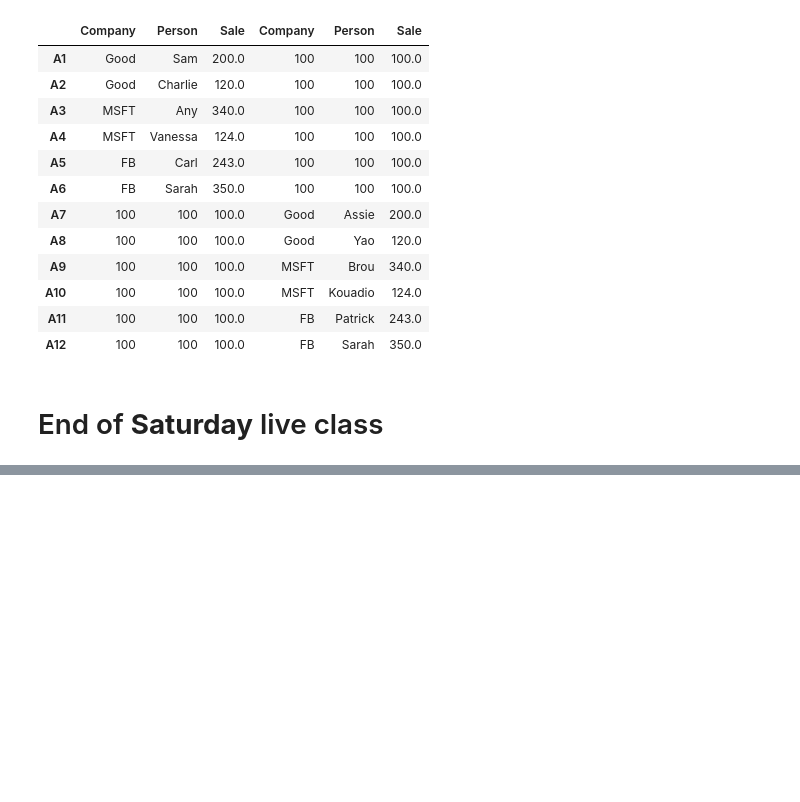
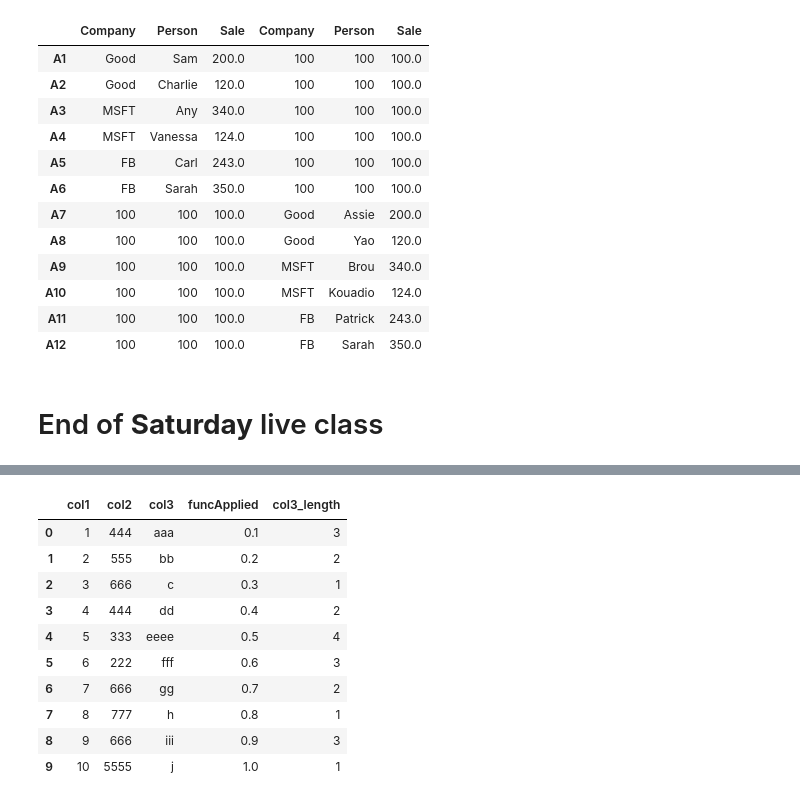
Before and after one commit to olivierla412/data_train_live_classes, a Jupyter notebook: pandas.ipynb, the cells around one changed output, grey strips where cells are left out. Cells and saved outputs as stored; diff of their text form; code cells hidden in the pictures; blank space fills up the shorter version.

```diff
--- a/pandas.ipynb
+++ b/pandas.ipynb
@@ -321,0 +429,7 @@ result_data1
+# %%
+# Define a function
+def testfunct(x):
+    if (x > 500):
+        return(10 * np.log10(x))
+    else:
+        return (x/10)
@@ -321,0 +471,15 @@ result_data1
+# %%
+df['col3_length'] = df['col3'].apply(len)
+df
+# %% [output]
+|  | col1 | col2 | col3 | funcApplied | col3_length |
+| 0 | 1 | 444 | aaa | 0.1 | 3 |
+| 1 | 2 | 555 | bb | 0.2 | 2 |
+| 2 | 3 | 666 | c | 0.3 | 1 |
+| 3 | 4 | 444 | dd | 0.4 | 2 |
+| 4 | 5 | 333 | eeee | 0.5 | 4 |
+| 5 | 6 | 222 | fff | 0.6 | 3 |
+| 6 | 7 | 666 | gg | 0.7 | 2 |
+| 7 | 8 | 777 | h | 0.8 | 1 |
+| 8 | 9 | 666 | iii | 0.9 | 3 |
+| 9 | 10 | 5555 | j | 1.0 | 1 |
```
Also changed, not shown: parts of 35 cells of this notebook, 3 other files.
